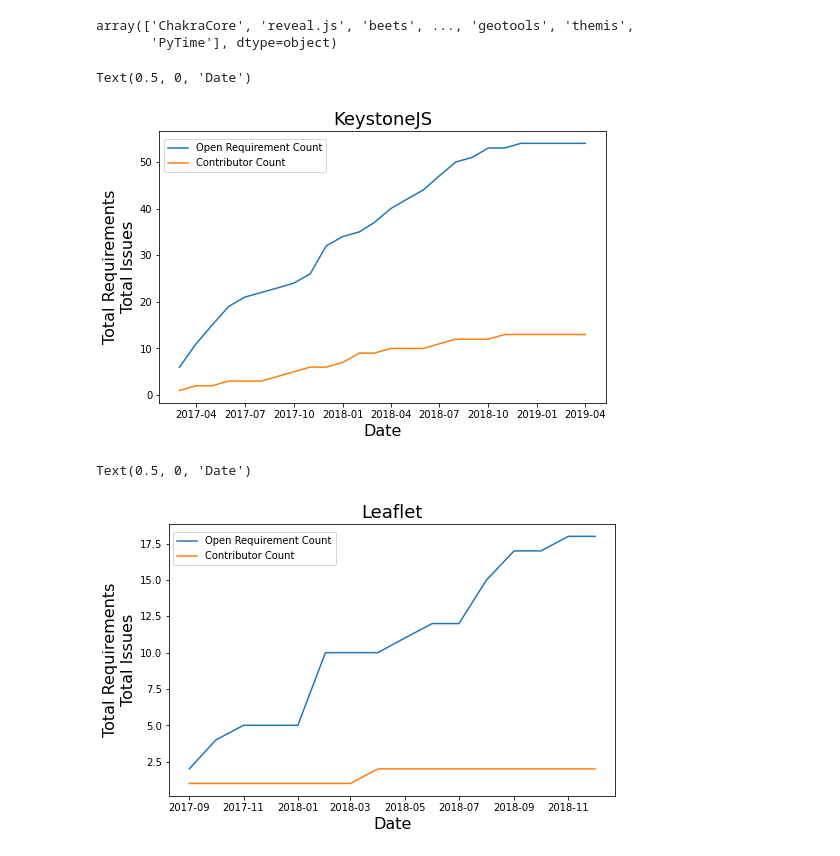
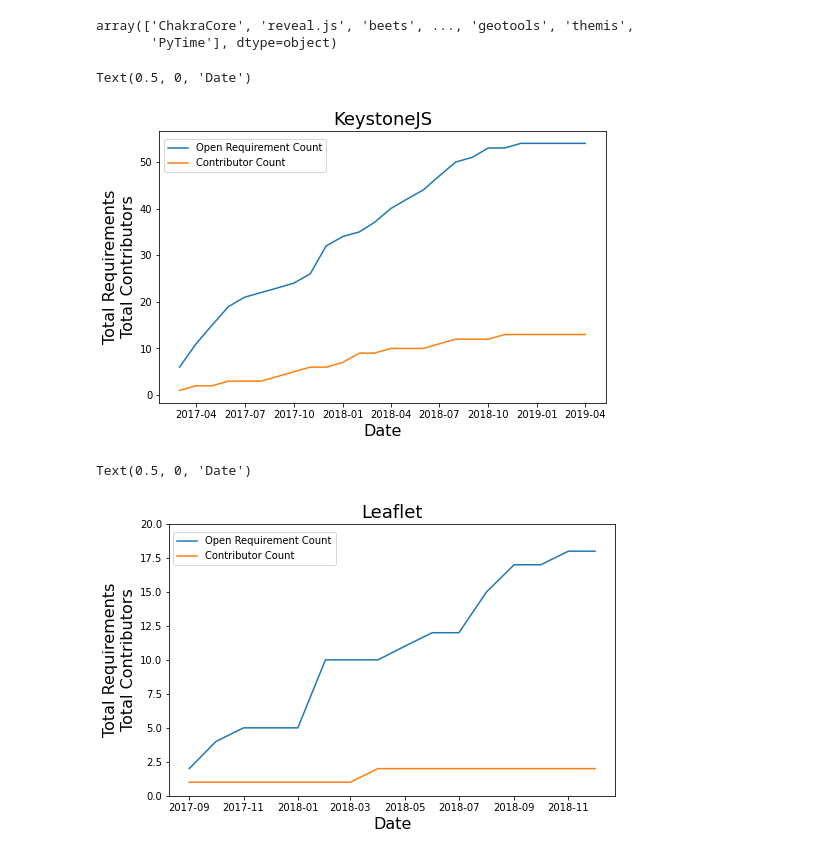
Before and after one commit to MthwRobinson/sh-network-paper, a Jupyter notebook: notebooks/open_reqs_over_time.ipynb, the cells around one changed output. Cells and saved outputs as stored; diff of their text form; code cells hidden in the pictures.

Commit message:
updated reqs over time plots

```diff
--- a/notebooks/open_reqs_over_time.ipynb
+++ b/notebooks/open_reqs_over_time.ipynb
@@ -121,21 +121,22 @@ sns.lineplot(x=keystone['date'], y=keystone['contributor_count'], label="Contrib
 
 plt.legend(bbox_to_anchor=(0.01, 0.97), loc=2, borderaxespad=0.)
 plt.title('KeystoneJS', fontsize=18)
-plt.ylabel('Total Requirements\nTotal Issues', fontsize=16)
+plt.ylabel('Total Requirements\nTotal Contributors', fontsize=16)
 plt.xlabel('Date', fontsize=16)
 # %% [output]
 Text(0.5, 0, 'Date')
-[figure, old version]
+[figure, new version]
 # %%
 plt.figure(figsize=(8, 5))
 
 sns.lineplot(x=leaflet['date'], y=leaflet['open_issue_count'], label="Open Requirement Count")
 sns.lineplot(x=leaflet['date'], y=leaflet['contributor_count'], label="Contributor Count")
 
 plt.legend(bbox_to_anchor=(0.01, 0.97), loc=2, borderaxespad=0.)
 plt.title('Leaflet', fontsize=18)
-plt.ylabel('Total Requirements\nTotal Issues', fontsize=16)
+plt.ylim((0,20))
+plt.ylabel('Total Requirements\nTotal Contributors', fontsize=16)
 plt.xlabel('Date', fontsize=16)
 # %% [output]
 Text(0.5, 0, 'Date')
-[figure, old version]
+[figure, new version]
```
